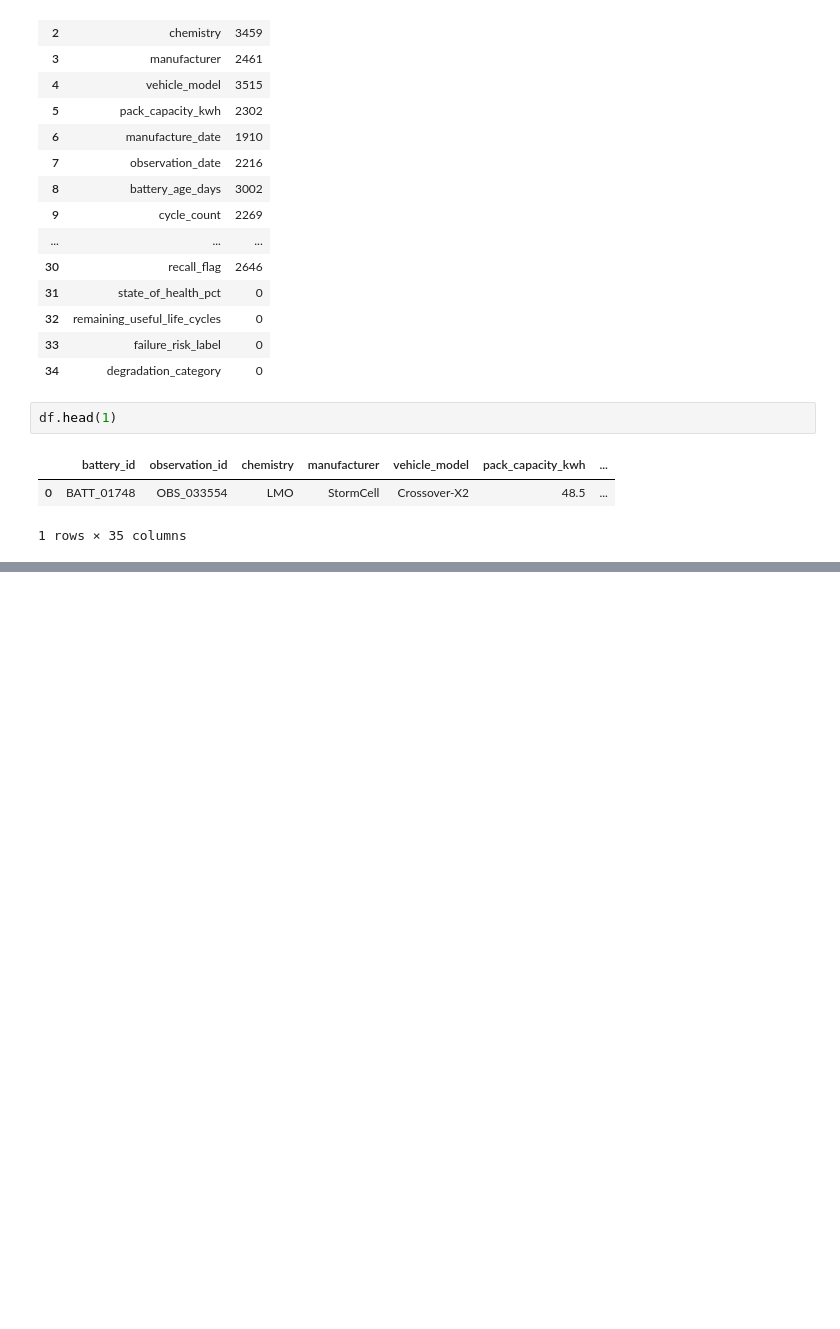
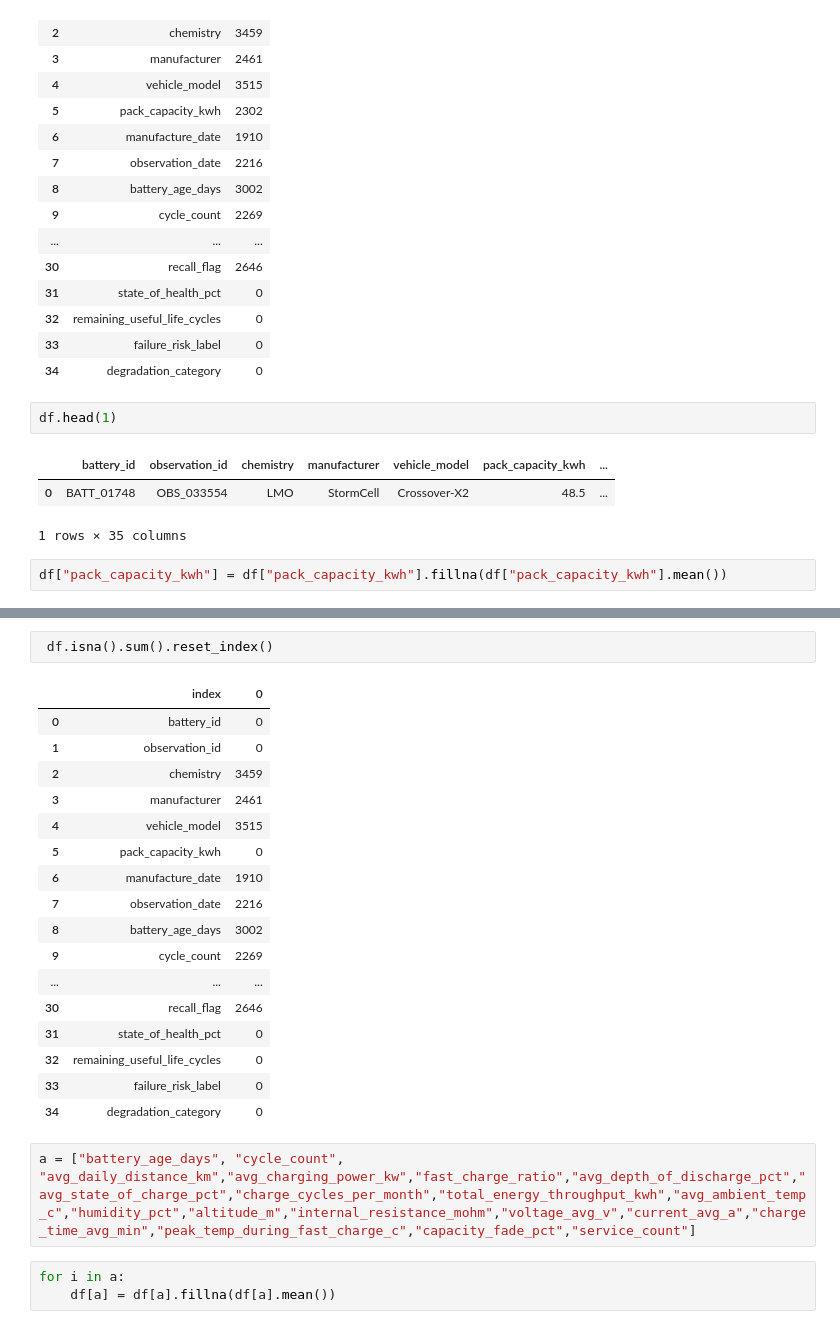
Before and after one commit to Ragim-Xtha/Core-Data-Science, a Jupyter notebook: basic-data-analysis/analysis6/ev_battery_analysis.ipynb, the cells around one changed output, grey strips where cells are left out. Cells and saved outputs as stored; diff of their text form; blank space fills up the shorter version.

```diff
--- a/basic-data-analysis/analysis6/ev_battery_analysis.ipynb
+++ b/basic-data-analysis/analysis6/ev_battery_analysis.ipynb
@@ -76,3 +76,5 @@ df.head(1)
 |  | battery_id | observation_id | chemistry | manufacturer | vehicle_model | pack_capacity_kwh | ... |
 | 0 | BATT_01748 | OBS_033554 | LMO | StormCell | Crossover-X2 | 48.5 | ... |
 1 rows × 35 columns
+# %%
+df["pack_capacity_kwh"] = df["pack_capacity_kwh"].fillna(df["pack_capacity_kwh"].mean())
@@ -78,0 +91,25 @@ df.head(1)
+# %%
+ df.isna().sum().reset_index()
+# %% [output]
+|  | index | 0 |
+| 0 | battery_id | 0 |
+| 1 | observation_id | 0 |
+| 2 | chemistry | 3459 |
+| 3 | manufacturer | 2461 |
+| 4 | vehicle_model | 3515 |
+| 5 | pack_capacity_kwh | 0 |
+| 6 | manufacture_date | 1910 |
+| 7 | observation_date | 2216 |
+| 8 | battery_age_days | 3002 |
+| 9 | cycle_count | 2269 |
+| ... | ... | ... |
+| 30 | recall_flag | 2646 |
+| 31 | state_of_health_pct | 0 |
+| 32 | remaining_useful_life_cycles | 0 |
+| 33 | failure_risk_label | 0 |
+| 34 | degradation_category | 0 |
+# %%
+a = ["battery_age_days", "cycle_count", "avg_daily_distance_km","avg_charging_power_kw","fast_charge_ratio","avg_depth_of_discharge_pct","avg_state_of_charge_pct","charge_cycles_per_month","total_energy_throughput_kwh","avg_ambient_temp_c","humidity_pct","altitude_m","internal_resistance_mohm","voltage_avg_v","current_avg_a","charge_time_avg_min","peak_temp_during_fast_charge_c","capacity_fade_pct","service_count"]
+# %%
+for i in a:
+    df[a] = df[a].fillna(df[a].mean())
```
Also changed, not shown: parts of 5 cells of this notebook.
